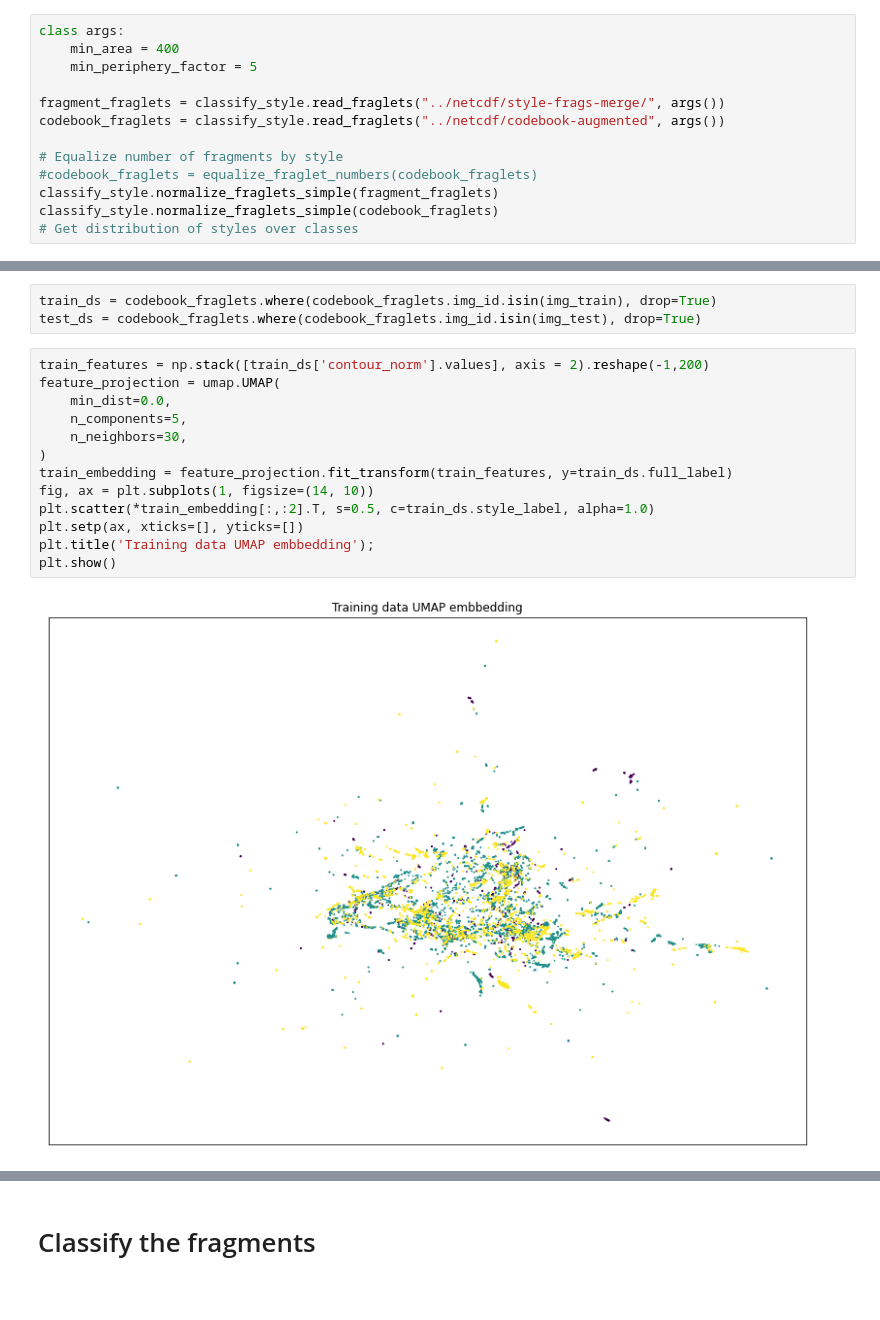
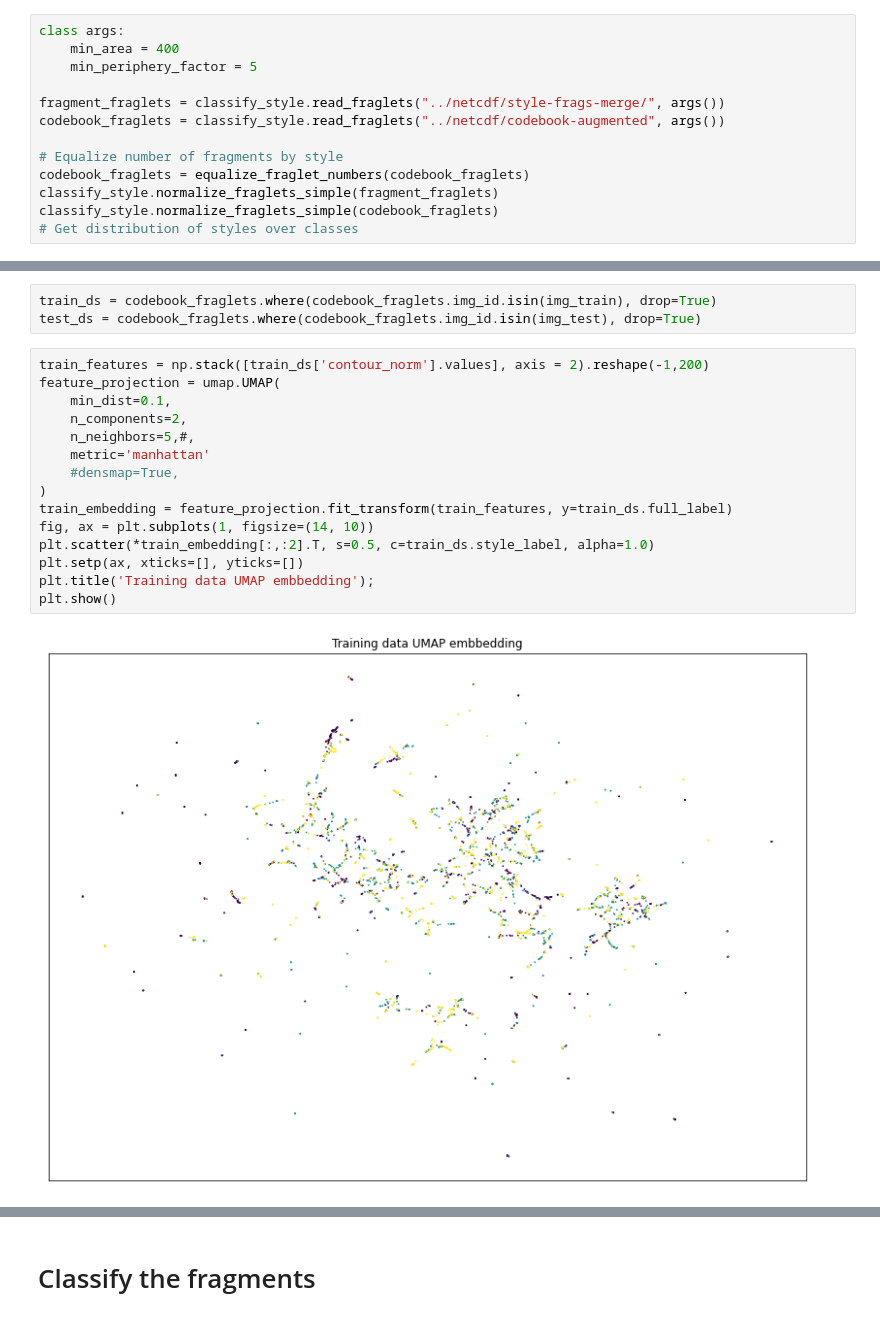
Before and after one commit to rikvegter/handwriting_recognition, a Jupyter notebook: style/scripts/classify.ipynb, the cells around one changed output, grey strips where cells are left out. Saved outputs shown, nothing was run; the diff lists cells and outputs as text.

```diff
--- a/style/scripts/classify.ipynb
+++ b/style/scripts/classify.ipynb
@@ -40,7 +40,7 @@ fragment_fraglets = classify_style.read_fraglets("../netcdf/style-frags-merge/",
 codebook_fraglets = classify_style.read_fraglets("../netcdf/codebook-augmented", args())
 
 # Equalize number of fragments by style
-#codebook_fraglets = equalize_fraglet_numbers(codebook_fraglets)
+codebook_fraglets = equalize_fraglet_numbers(codebook_fraglets)
 classify_style.normalize_fraglets_simple(fragment_fraglets)
 classify_style.normalize_fraglets_simple(codebook_fraglets)
 # Get distribution of styles over classes
@@ -82,18 +83,20 @@ test_ds = codebook_fraglets.where(codebook_fraglets.img_id.isin(img_test), drop=
 # %%
 train_features = np.stack([train_ds['contour_norm'].values], axis = 2).reshape(-1,200)
 feature_projection = umap.UMAP(
-    min_dist=0.0,
-    n_components=5,
-    n_neighbors=30,
+    min_dist=0.1,
+    n_components=2,
+    n_neighbors=5,#,
+    metric='manhattan'
+    #densmap=True,
 )
 train_embedding = feature_projection.fit_transform(train_features, y=train_ds.full_label)
 fig, ax = plt.subplots(1, figsize=(14, 10))
 plt.scatter(*train_embedding[:,:2].T, s=0.5, c=train_ds.style_label, alpha=1.0)
 plt.setp(ax, xticks=[], yticks=[])
 plt.title('Training data UMAP embbedding');
 plt.show()
 # %% [output]
-[figure, old version]
+[figure, new version]
 # %%
 test_features = np.stack([test_ds['contour_norm'].values], axis = 2).reshape(-1,200)
 test_embedding = feature_projection.transform(test_features)
```
Also changed, not shown: parts of 23 cells of this notebook.
